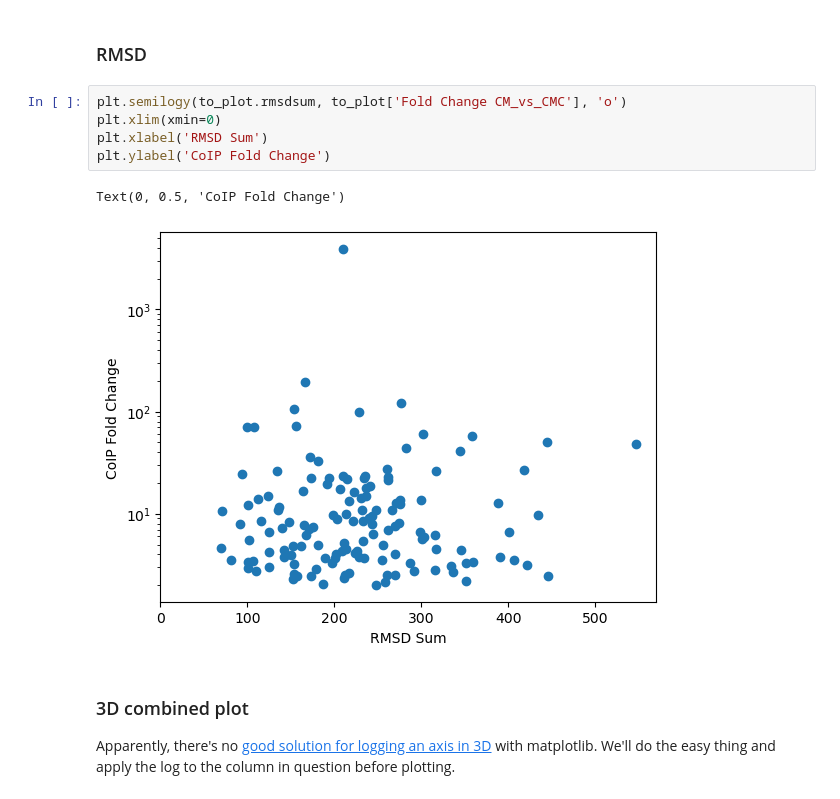
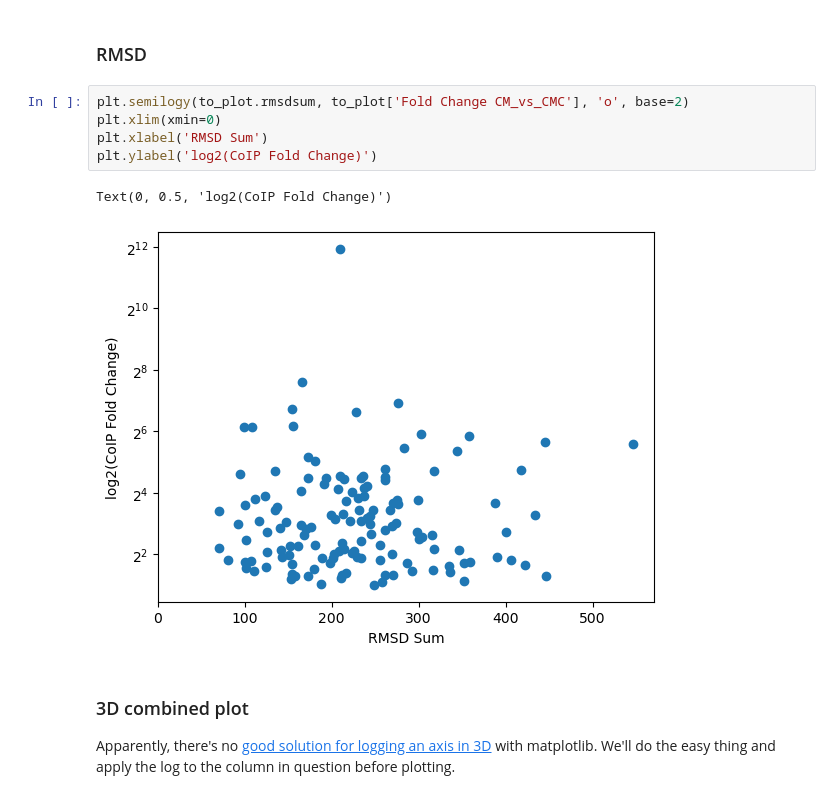
Before and after one commit to photosynthesharpe/alpha-utility, a Jupyter notebook: notebooks/coIP_vs_predicted.ipynb, the cells around one changed output. Saved outputs shown, nothing was run; the diff lists cells and outputs as text.

```diff
--- a/notebooks/coIP_vs_predicted.ipynb
+++ b/notebooks/coIP_vs_predicted.ipynb
@@ -92,13 +92,13 @@ Text(0, 0.5, 'log10(CoIP Fold Change)')
 # %% [markdown]
 ### RMSD
 # %%
-plt.semilogy(to_plot.rmsdsum, to_plot['Fold Change CM_vs_CMC'], 'o')
+plt.semilogy(to_plot.rmsdsum, to_plot['Fold Change CM_vs_CMC'], 'o', base=2)
 plt.xlim(xmin=0)
 plt.xlabel('RMSD Sum')
-plt.ylabel('CoIP Fold Change')
+plt.ylabel('log2(CoIP Fold Change)')
 # %% [output]
-Text(0, 0.5, 'CoIP Fold Change')
+Text(0, 0.5, 'log2(CoIP Fold Change)')
-[figure, old version]
+[figure, new version]
 # %% [markdown]
 ### 3D combined plot
 Apparently, there's no [good solution for logging an axis in 3D](https://stackoverflow.com/a/17363073) with matplotlib. We'll do the easy thing and apply the log to the column in question before plotting.
```
Also changed, not shown: parts of 5 cells of this notebook, 1 other file.
